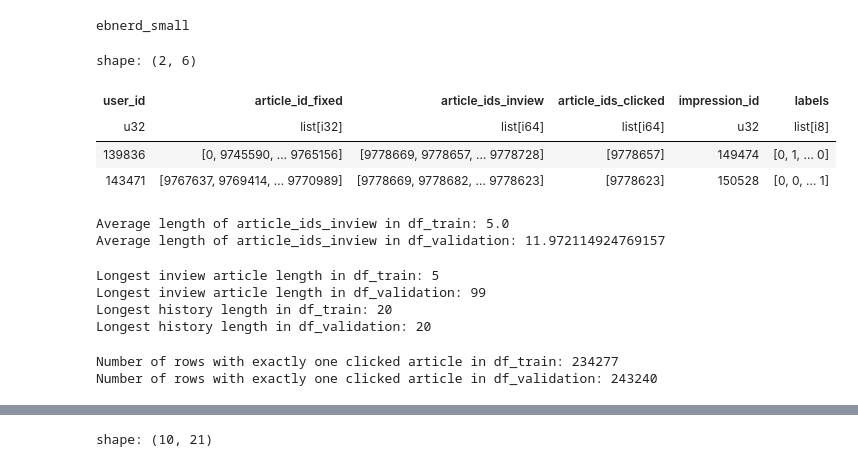
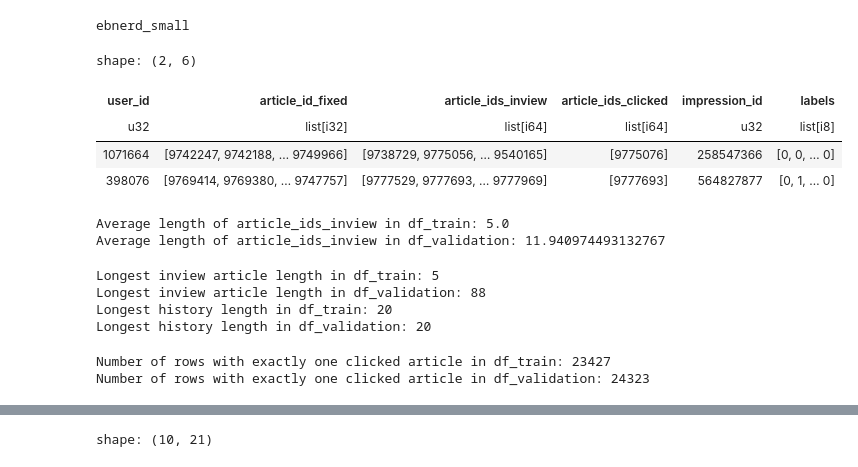
Before and after one commit to Gustavclausen1804/Deeplearning-RecSys-Challenge-2024, a Jupyter notebook: docvec.ipynb, the cells around one changed output, grey strips where cells are left out. Saved outputs shown, nothing was run; the diff lists cells and outputs as text; code cells hidden in the pictures.

```diff
--- a/docvec.ipynb
+++ b/docvec.ipynb
@@ -109,36 +118,36 @@ COLUMNS = [
     DEFAULT_CLICKED_ARTICLES_COL,
     DEFAULT_IMPRESSION_ID_COL,
 ]
 HISTORY_SIZE = 20 # TODO: History size.
-FRACTION = 1
+FRACTION = 0.1
 
 df_train = (
     ebnerd_from_path(PATH.joinpath("train"), history_size=HISTORY_SIZE)
     .select(COLUMNS)
     .pipe(
         sampling_strategy_wu2019,
         npratio=4,
         shuffle=True,
         with_replacement=True,
         seed=123,
     )
     .pipe(create_binary_labels_column)
     .sample(fraction=FRACTION)
 )
 # =>
 df_validation = (
     ebnerd_from_path(PATH.joinpath("validation"), history_size=HISTORY_SIZE)
     .select(COLUMNS)
     .pipe(create_binary_labels_column)
     .sample(fraction=FRACTION)
 )
 df_train.head(2)
 # %% [output]
 shape: (2, 6)
 | user_id | article_id_fixed | article_ids_inview | article_ids_clicked | impression_id | labels |
 | u32 | list[i32] | list[i64] | list[i64] | u32 | list[i8] |
-| 139836 | [0, 9745590, … 9765156] | [9778669, 9778657, … 9778728] | [9778657] | 149474 | [0, 1, … 0] |
-| 143471 | [9767637, 9769414, … 9770989] | [9778669, 9778682, … 9778623] | [9778623] | 150528 | [0, 0, … 1] |
+| 1071664 | [9742247, 9742188, … 9749966] | [9738729, 9775056, … 9540165] | [9775076] | 258547366 | [0, 0, … 0] |
+| 398076 | [9769414, 9769380, … 9747757] | [9777529, 9777693, … 9777969] | [9777693] | 564827877 | [0, 1, … 0] |
 # %%
 def calculate_average_length(df, column):
     total_length = sum(len(row) for row in df[column])
@@ -154,7 +163,7 @@ average_length_inview_validation = calculate_average_length(df_validation, DEFAU
 print(f"Average length of article_ids_inview in df_validation: {average_length_inview_validation}")
 # %% [output]
 Average length of article_ids_inview in df_train: 5.0
-Average length of article_ids_inview in df_validation: 11.972114924769157
+Average length of article_ids_inview in df_validation: 11.940974493132767
 # %%
 # Function to find the maximum length of arrays in a column
 def find_max_length(df, column):
@@ -179,7 +188,7 @@ print(f"Longest history length in df_train: {max_history_length_train}")
 print(f"Longest history length in df_validation: {max_history_length_validation}")
 # %% [output]
 Longest inview article length in df_train: 5
-Longest inview article length in df_validation: 99
+Longest inview article length in df_validation: 88
 Longest history length in df_train: 20
 Longest history length in df_validation: 20
 # %%
@@ -201,8 +210,8 @@ df_validation = filter_rows_with_one_clicked_article(df_validation, DEFAULT_CLIC
 print(f"Number of rows with exactly one clicked article in df_train: {df_train.shape[0]}")
 print(f"Number of rows with exactly one clicked article in df_validation: {df_validation.shape[0]}")
 # %% [output]
-Number of rows with exactly one clicked article in df_train: 234277
-Number of rows with exactly one clicked article in df_validation: 243240
+Number of rows with exactly one clicked article in df_train: 23427
+Number of rows with exactly one clicked article in df_validation: 24323
 # %%
 df_validation.head()
 # %% [output]
```
Also changed, not shown: parts of 26 cells of this notebook, 6 other files.
